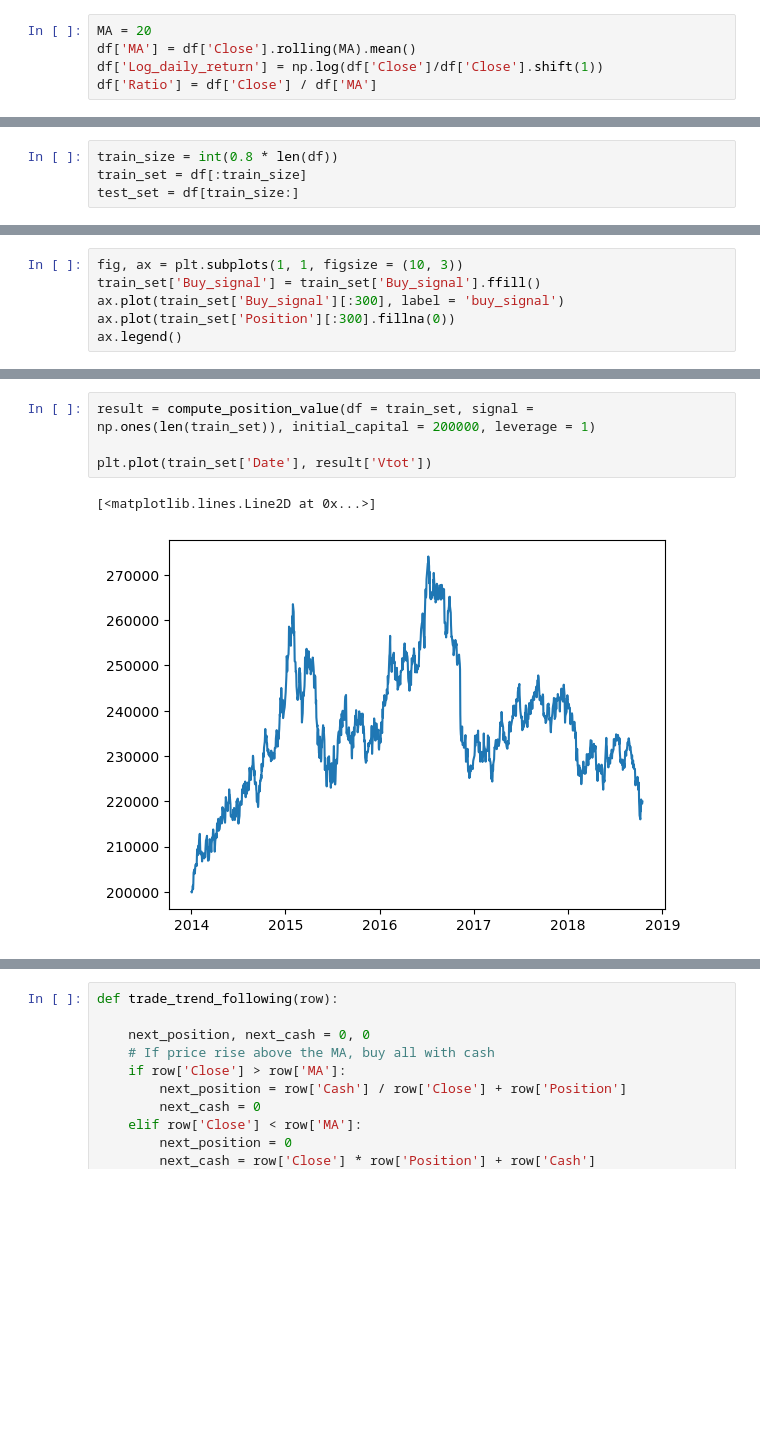
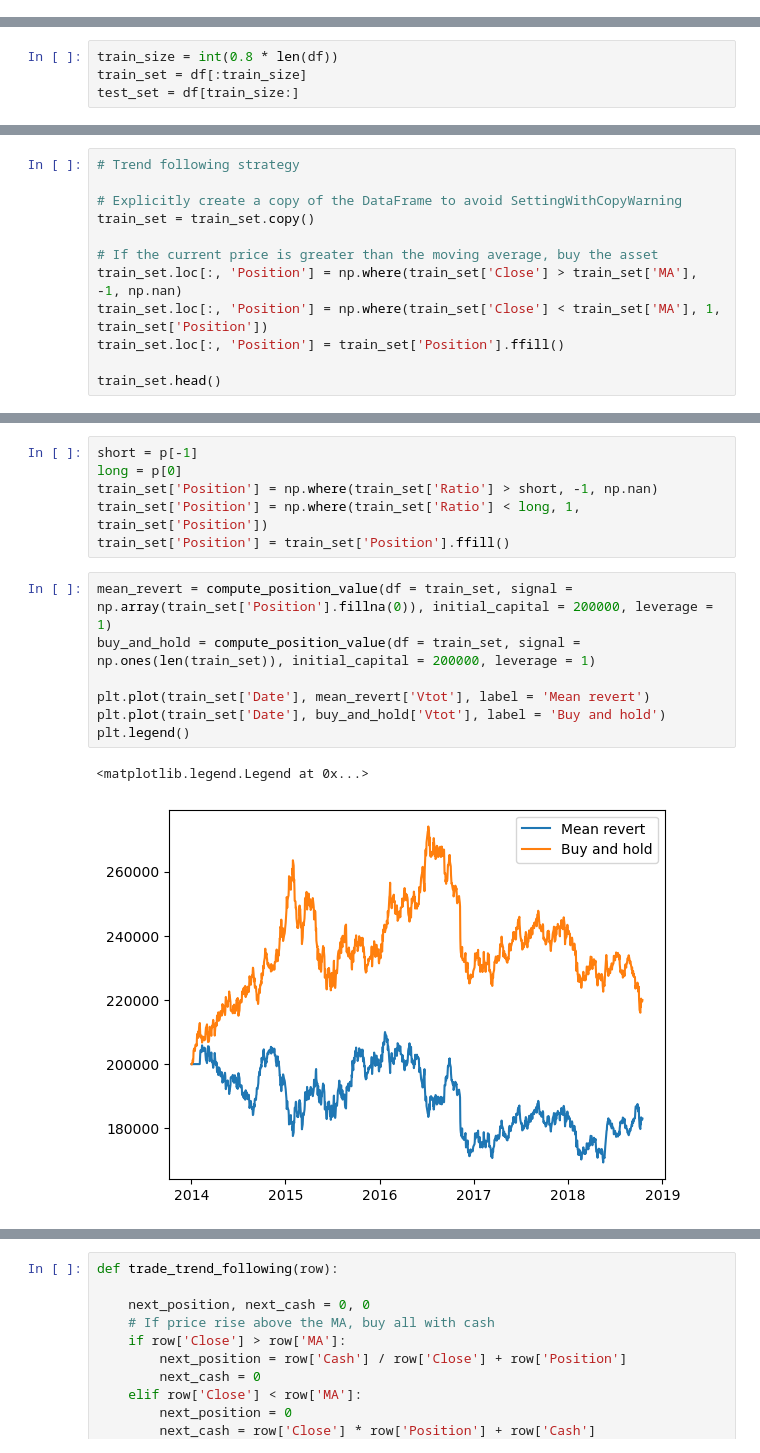
Before and after one commit to MC-Kangan/Algo_Trading_ETF_Trading_Strategy, a Jupyter notebook: etf_trading_strategies.ipynb, the cells around one changed output, grey strips where cells are left out. Saved outputs shown, nothing was run; the diff lists cells and outputs as text; blank space fills up the shorter version.

```diff
--- a/etf_trading_strategies.ipynb
+++ b/etf_trading_strategies.ipynb
@@ -85,9 +81,4 @@ Name: 196, dtype: object
 ## 2. Trading Strategies
 
 ### Strategy 1 -  Trend following strategy
-# %%
-MA = 20
-df['MA'] = df['Close'].rolling(MA).mean()
-df['Log_daily_return'] = np.log(df['Close']/df['Close'].shift(1))
-df['Ratio'] = df['Close'] / df['MA']
 # %%
@@ -156,9 +147,3 @@ ax[3].legend()
 fig.show()
 # %% [output]
 [figure]
-# %%
-fig, ax = plt.subplots(1, 1, figsize = (10, 3))
-train_set['Buy_signal'] = train_set['Buy_signal'].ffill()
-ax.plot(train_set['Buy_signal'][:300], label = 'buy_signal')
-ax.plot(train_set['Position'][:300].fillna(0))
-ax.legend()
@@ -246,0 +153,12 @@ def compute_position_value(df: pd.DataFrame, signal: np.array, initial_capital:
+# %%
+# Trend following strategy
+
+# Explicitly create a copy of the DataFrame to avoid SettingWithCopyWarning
+train_set = train_set.copy()
+
+# If the current price is greater than the moving average, buy the asset
+train_set.loc[:, 'Position'] = np.where(train_set['Close'] > train_set['MA'], -1, np.nan)
+train_set.loc[:, 'Position'] = np.where(train_set['Close'] < train_set['MA'], 1, train_set['Position'])
+train_set.loc[:, 'Position'] = train_set['Position'].ffill()
+
+train_set.head()
@@ -247,7 +224,16 @@ def compute_position_value(df: pd.DataFrame, signal: np.array, initial_capital:
+# %%
+short = p[-1]
+long = p[0]
+train_set['Position'] = np.where(train_set['Ratio'] > short, -1, np.nan)
+train_set['Position'] = np.where(train_set['Ratio'] < long, 1, train_set['Position'])
+train_set['Position'] = train_set['Position'].ffill()
 # %%
-result = compute_position_value(df = train_set, signal = np.ones(len(train_set)), initial_capital = 200000, leverage = 1)
+mean_revert = compute_position_value(df = train_set, signal = np.array(train_set['Position'].fillna(0)), initial_capital = 200000, leverage = 1)
+buy_and_hold = compute_position_value(df = train_set, signal = np.ones(len(train_set)), initial_capital = 200000, leverage = 1)
 
-plt.plot(train_set['Date'], result['Vtot'])
+plt.plot(train_set['Date'], mean_revert['Vtot'], label = 'Mean revert')
+plt.plot(train_set['Date'], buy_and_hold['Vtot'], label = 'Buy and hold')
+plt.legend()
 # %% [output]
-[<matplotlib.lines.Line2D at 0x...>]
+<matplotlib.legend.Legend at 0x...>
-[figure, old version]
+[figure, new version]
```
Also changed, not shown: parts of 26 cells of this notebook, 4 other files.
